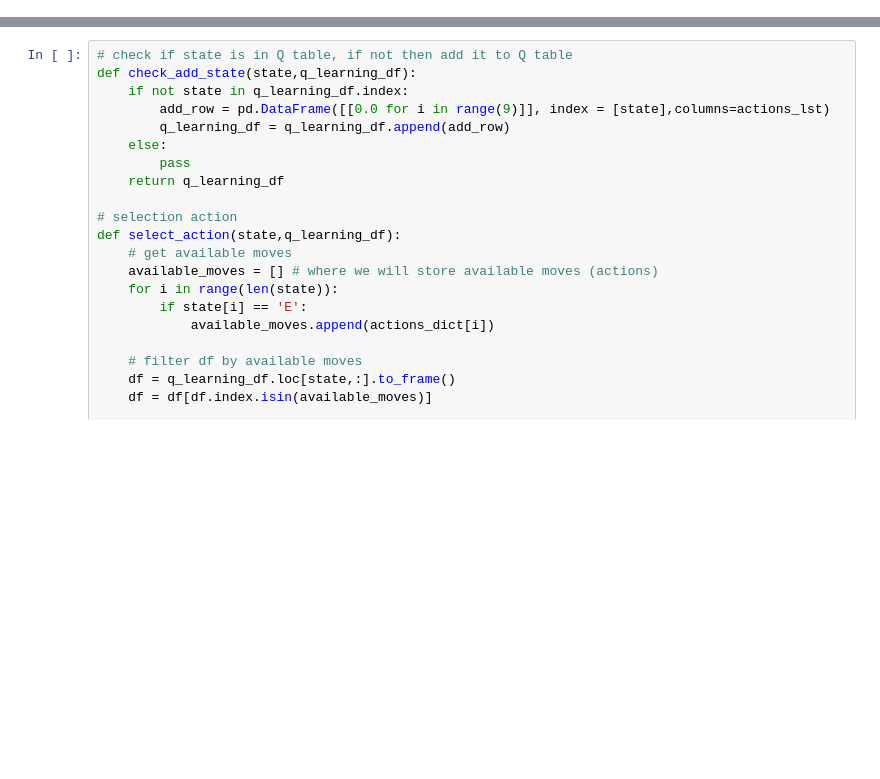
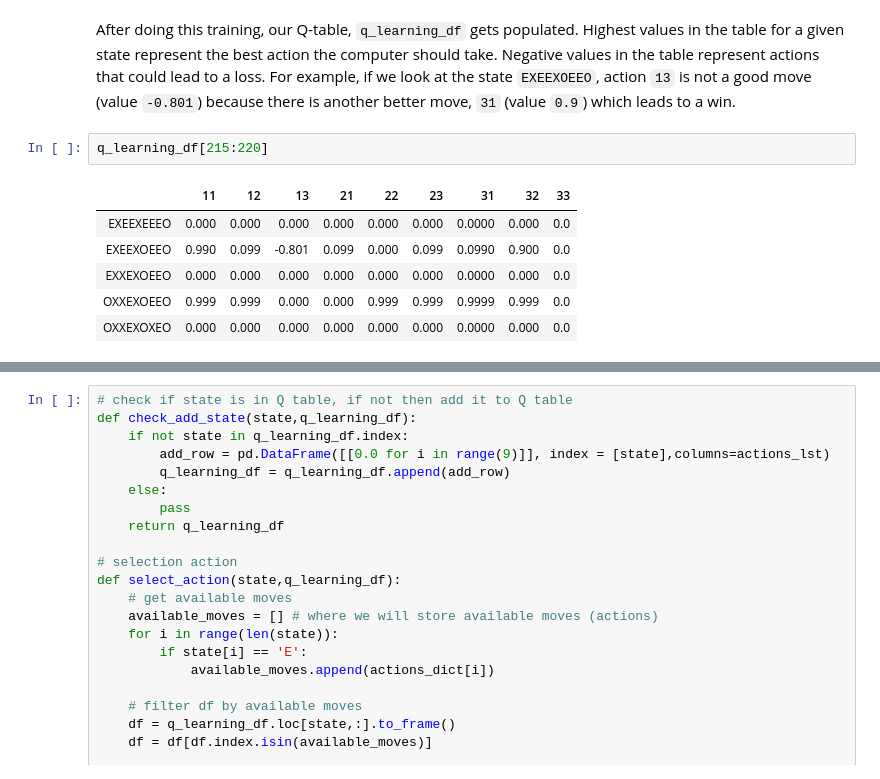
Before and after one commit to kizzen/reinforcement_learning, a Jupyter notebook: tic_tac_toe.ipynb, the cells around one changed output, grey strips where cells are left out. Drawn from its saved outputs; the diff is of its cells as text; blank space fills up the shorter version.

```diff
--- a/tic_tac_toe.ipynb
+++ b/tic_tac_toe.ipynb
@@ -16,0 +333,11 @@ import matplotlib.pyplot as plt
+# %% [markdown]
+After doing this training, our Q-table, `q_learning_df` gets populated. Highest values in the table for a given state represent the best action the computer should take. Negative values in the table represent actions that could lead to a loss. For example, if we look at the state `EXEEXOEEO`, action `13` is not a good move (value `-0.801`) because there is another better move, `31` (value `0.9`) which leads to a win.
+# %%
+q_learning_df[215:220]
+# %% [output]
+|  | 11 | 12 | 13 | 21 | 22 | 23 | 31 | 32 | 33 |
+| EXEEXEEEO | 0.000 | 0.000 | 0.000 | 0.000 | 0.000 | 0.000 | 0.0000 | 0.000 | 0.0 |
+| EXEEXOEEO | 0.990 | 0.099 | -0.801 | 0.099 | 0.000 | 0.099 | 0.0990 | 0.900 | 0.0 |
+| EXXEXOEEO | 0.000 | 0.000 | 0.000 | 0.000 | 0.000 | 0.000 | 0.0000 | 0.000 | 0.0 |
+| OXXEXOEEO | 0.999 | 0.999 | 0.000 | 0.000 | 0.999 | 0.999 | 0.9999 | 0.999 | 0.0 |
+| OXXEXOXEO | 0.000 | 0.000 | 0.000 | 0.000 | 0.000 | 0.000 | 0.0000 | 0.000 | 0.0 |
```
Also changed, not shown: parts of 63 cells of this notebook, 1 other file.
